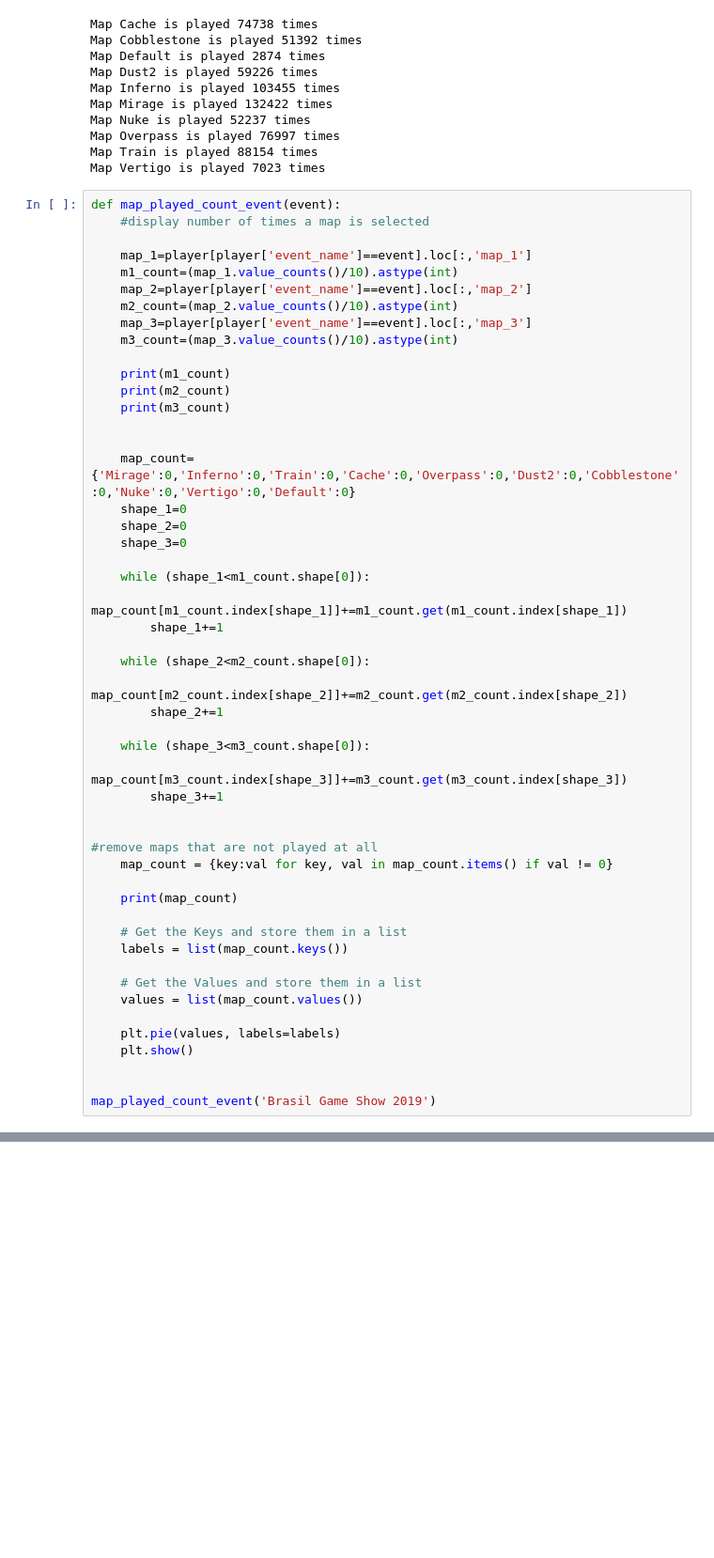
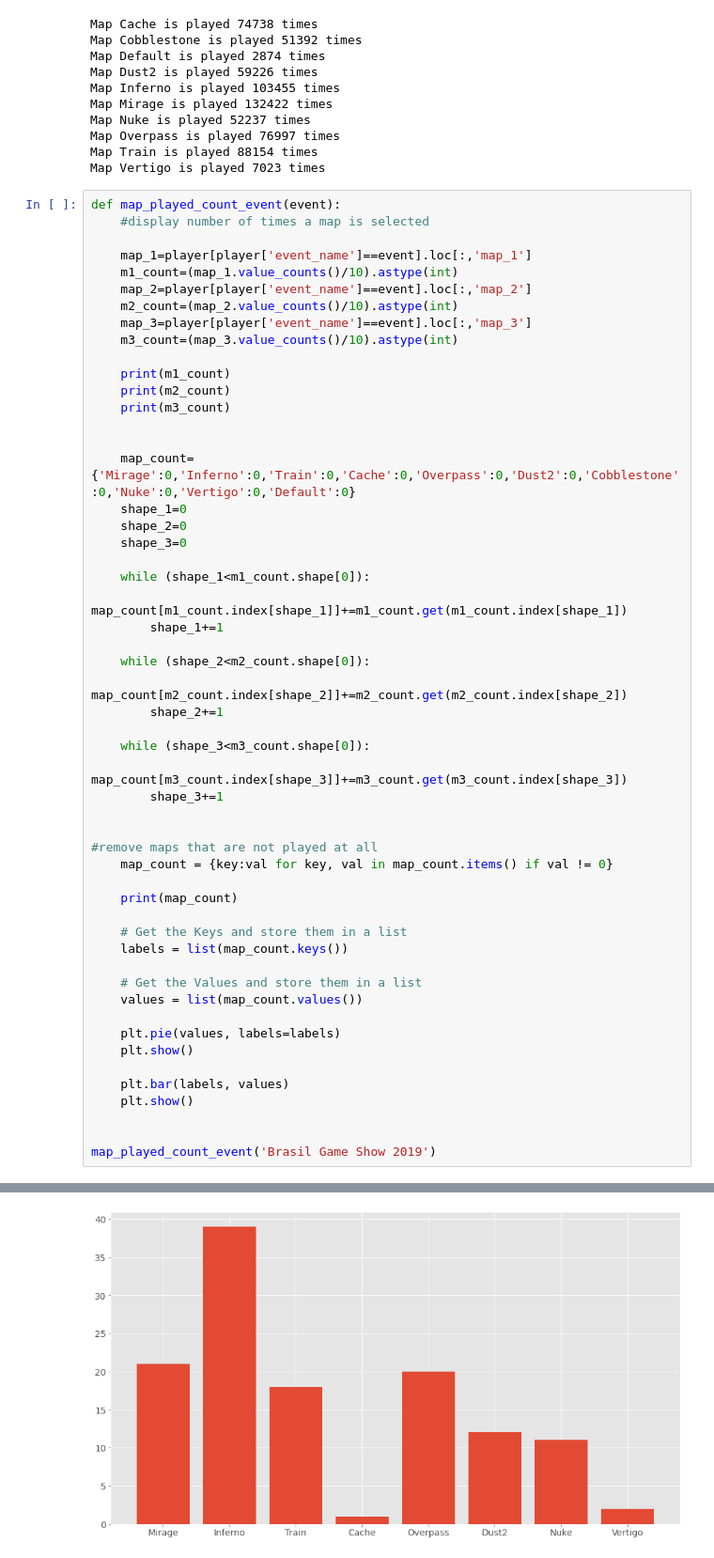
Before and after one commit to siark98/project_general_assembly, a Jupyter notebook: player.ipynb, the cells around one changed output, grey strips where cells are left out. Shown at 94% size. Drawn from its saved outputs; the diff is of its cells as text; blank space fills up the shorter version.

```diff
--- a/player.ipynb
+++ b/player.ipynb
@@ -455,6 +422,9 @@ def map_played_count_event(event):
     plt.pie(values, labels=labels)
     plt.show()
 
+    plt.bar(labels, values)
+    plt.show()
+
 
 map_played_count_event('Brasil Game Show 2019')
 # %% [output]
@@ -474,5 +444,6 @@ Nuke        1
 Name: map_2, dtype: int32
 Train    2
 Name: map_3, dtype: int32
 {'Mirage': 21, 'Inferno': 39, 'Train': 18, 'Cache': 1, 'Overpass': 20, 'Dust2': 12, 'Nuke': 11, 'Vertigo': 2}
 [figure]
+[figure, added]
```
Also changed, not shown: parts of 10 cells of this notebook.
